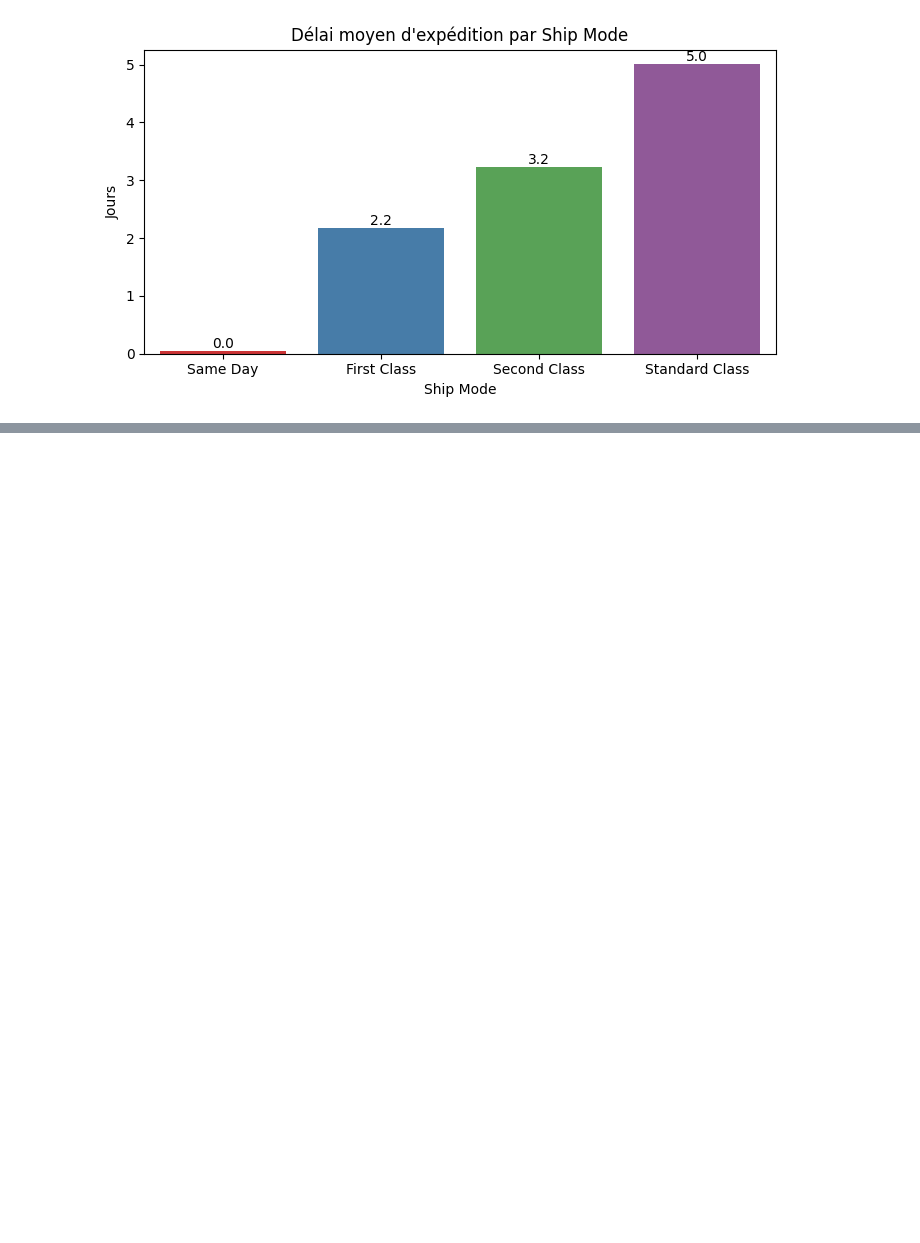
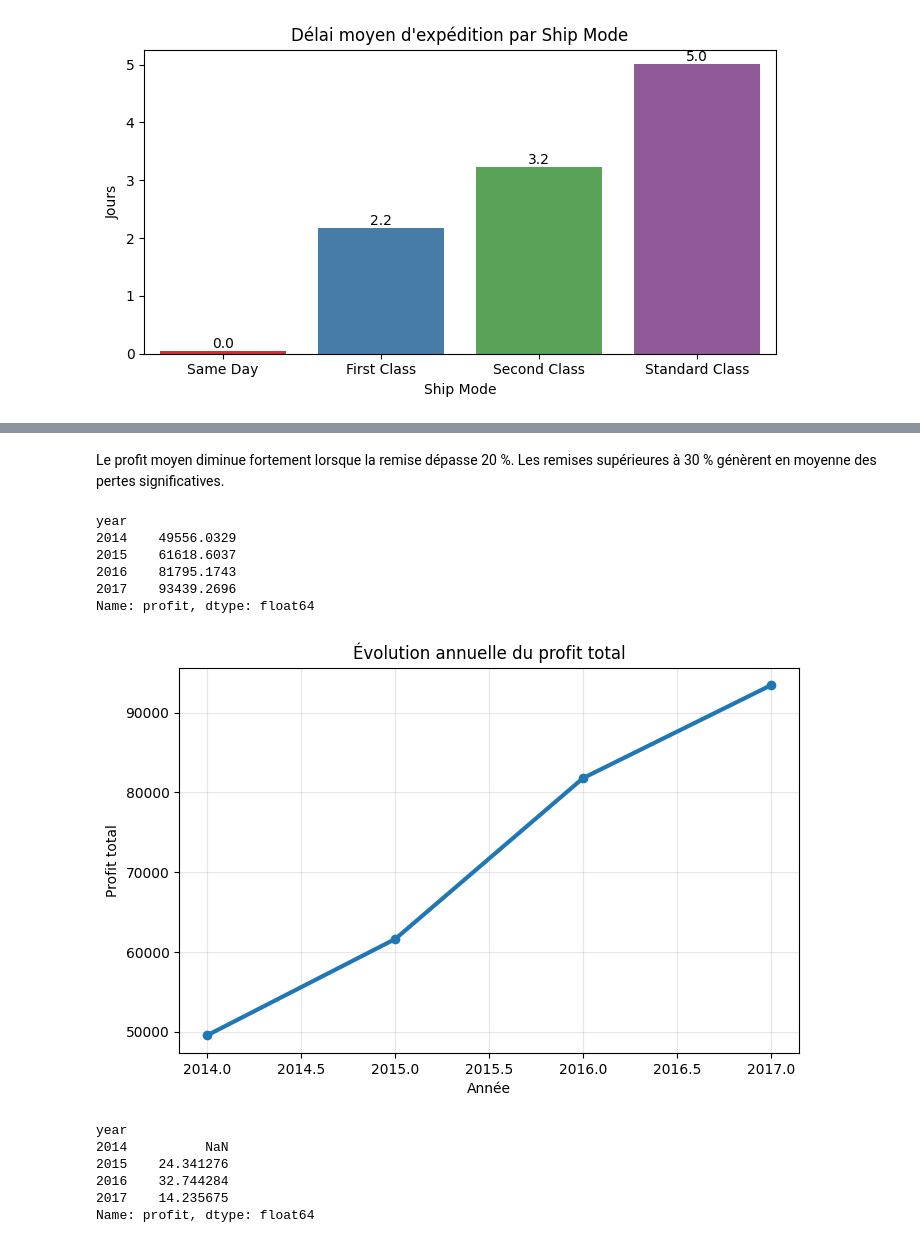
Before and after one commit to msshaqura/project_superstore, a Jupyter notebook: sample_superstore.ipynb, the cells around one changed output, grey strips where cells are left out. Saved outputs shown, nothing was run; the diff lists cells and outputs as text; code cells hidden in the pictures; blank space fills up the shorter version.

```diff
--- a/sample_superstore.ipynb
+++ b/sample_superstore.ipynb
@@ -411,0 +543,42 @@ plt.show()
+# %% [markdown]
+Le profit moyen diminue fortement lorsque la remise dépasse 20 %.
+Les remises supérieures à 30 % génèrent en moyenne des pertes significatives.
+# %%
+df_cleaned["order_date"] = pd.to_datetime(df_cleaned["order_date"])
+# %%
+df_cleaned["year"] = df_cleaned["order_date"].dt.year
+# %%
+profit_annuel = df_cleaned.groupby("year")["profit"].sum()
+
+profit_annuel
+# %% [output]
+year
+2014    49556.0329
+2015    61618.6037
+2016    81795.1743
+2017    93439.2696
+Name: profit, dtype: float64
+# %%
+
+
+plt.figure(figsize=(8,5))
+profit_annuel.plot(marker="o", linewidth=3)
+plt.title("Évolution annuelle du profit total")
+plt.xlabel("Année")
+plt.ylabel("Profit total")
+plt.grid(alpha=0.3)
+plt.show()
+# %% [output]
+[figure, added]
+# %%
+"croissance annuelle"
+
+croissance = profit_annuel.pct_change() * 100
+croissance
+# %% [output]
+year
+2014          NaN
+2015    24.341276
+2016    32.744284
+2017    14.235675
+Name: profit, dtype: float64
```
Also changed, not shown: parts of 41 cells of this notebook.
